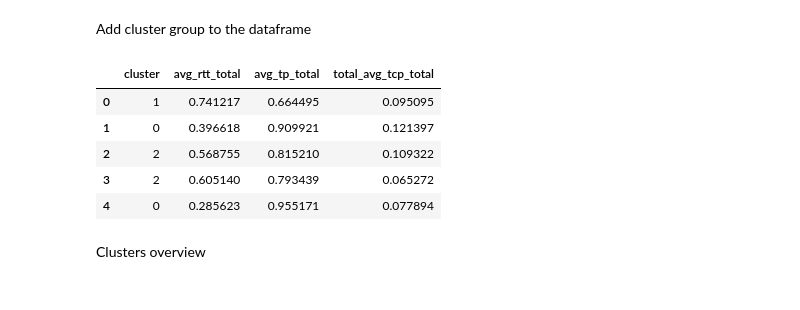
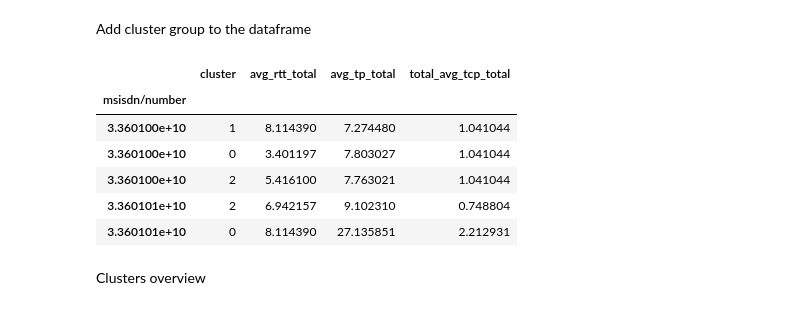
Before and after one commit to jedisam/Telecom-Data-Analysis, a Jupyter notebook: notebooks/user_experience.ipynb, the cells around one changed output. Cells and saved outputs as stored; diff of their text form; code cells hidden in the pictures.

```diff
--- a/notebooks/user_experience.ipynb
+++ b/notebooks/user_experience.ipynb
@@ -317,16 +308,17 @@ logger.info(f'# The number of iterations required to converge: {kmeans.n_iter_}'
 # %% [markdown]
 Add cluster group to the dataframe
 # %%
-u_exp = normalized_user_experience.copy()
+u_exp = user_experience.copy()
 u_exp.insert(0, 'cluster', kmeans.labels_)
 u_exp.head(5)
 # %% [output]
 |  | cluster | avg_rtt_total | avg_tp_total | total_avg_tcp_total |
-| 0 | 1 | 0.741217 | 0.664495 | 0.095095 |
-| 1 | 0 | 0.396618 | 0.909921 | 0.121397 |
-| 2 | 2 | 0.568755 | 0.815210 | 0.109322 |
-| 3 | 2 | 0.605140 | 0.793439 | 0.065272 |
-| 4 | 0 | 0.285623 | 0.955171 | 0.077894 |
+| msisdn/number |  |  |  |  |
+| 3.360100e+10 | 1 | 8.114390 | 7.274480 | 1.041044 |
+| 3.360100e+10 | 0 | 3.401197 | 7.803027 | 1.041044 |
+| 3.360100e+10 | 2 | 5.416100 | 7.763021 | 1.041044 |
+| 3.360101e+10 | 2 | 6.942157 | 9.102310 | 0.748804 |
+| 3.360101e+10 | 0 | 8.114390 | 27.135851 | 2.212931 |
 # %% [markdown]
 Clusters overview
 # %%
```
Also changed, not shown: parts of 7 cells of this notebook, 9 other files.
